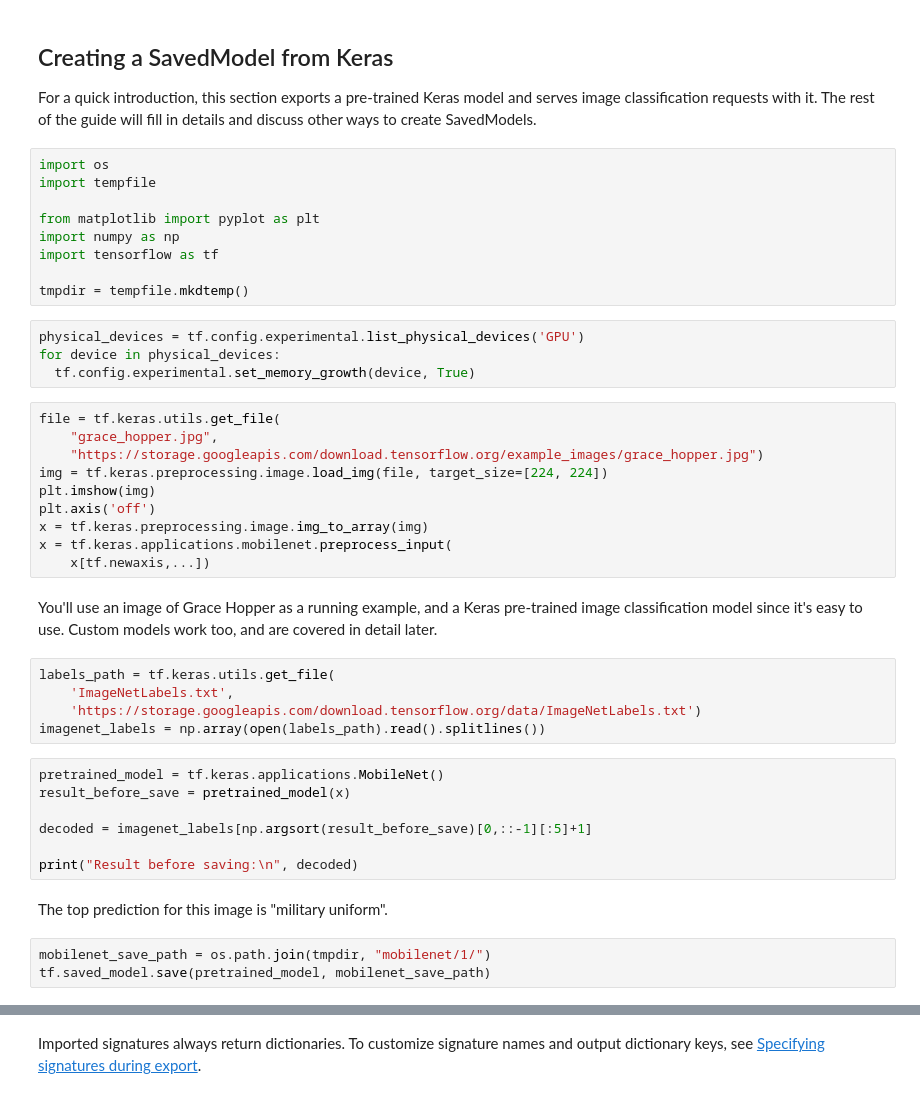
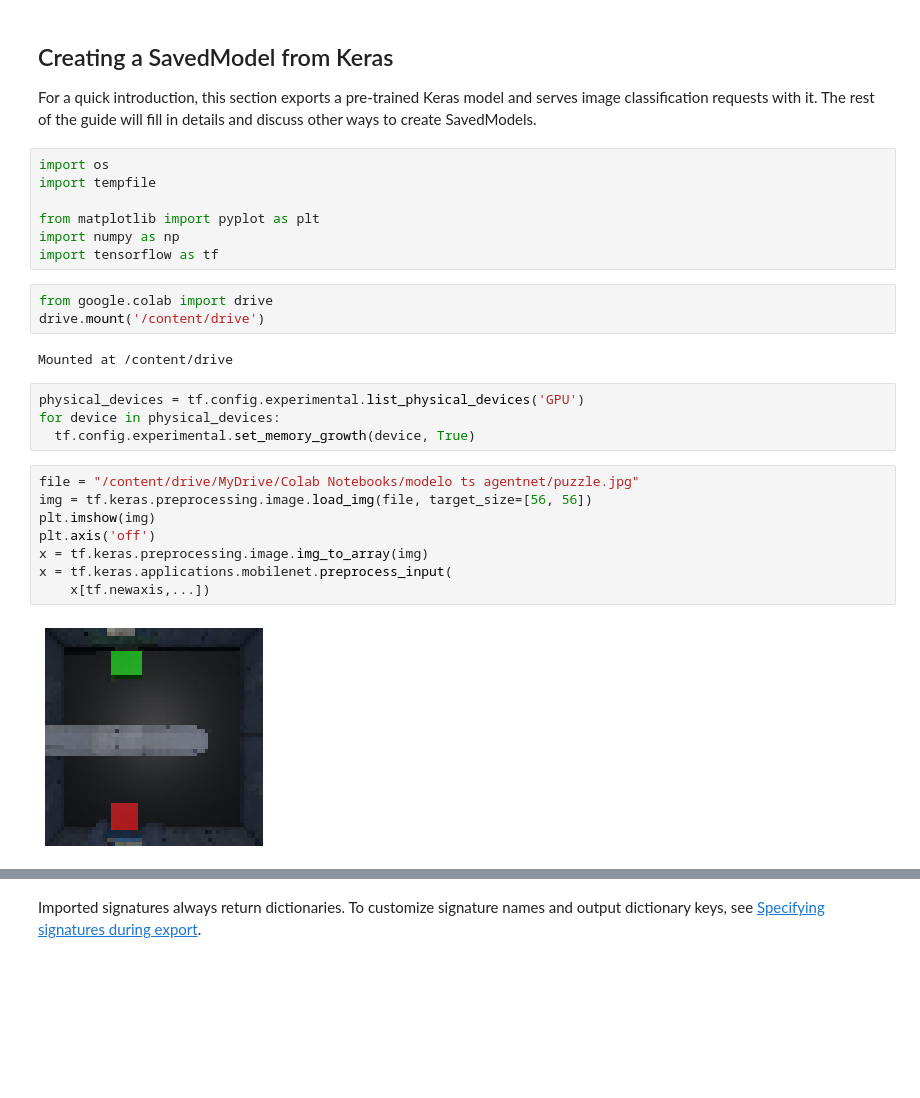
Before and after one commit to matpg/RL-Agent-for-Unreal-Engine, a Jupyter notebook: Prueba_de_modelo_en_TS.ipynb, the cells around one changed output, grey strips where cells are left out. Cells and saved outputs as stored; diff of their text form; blank space fills up the shorter version.

Commit message:
carga de modelo.pb e imagen de testeo

```diff
--- a/Prueba_de_modelo_en_TS.ipynb
+++ b/Prueba_de_modelo_en_TS.ipynb
@@ -50,38 +50,22 @@ import tempfile
 from matplotlib import pyplot as plt
 import numpy as np
 import tensorflow as tf
-
-tmpdir = tempfile.mkdtemp()
+# %%
+from google.colab import drive
+drive.mount('/content/drive')
+# %% [output]
+Mounted at /content/drive
 # %%
 physical_devices = tf.config.experimental.list_physical_devices('GPU')
 for device in physical_devices:
   tf.config.experimental.set_memory_growth(device, True)
 # %%
-file = tf.keras.utils.get_file(
-    "grace_hopper.jpg",
-    "https://storage.googleapis.com/download.tensorflow.org/example_images/grace_hopper.jpg")
-img = tf.keras.preprocessing.image.load_img(file, target_size=[224, 224])
+file = "/content/drive/MyDrive/Colab Notebooks/modelo ts agentnet/puzzle.jpg"
+img = tf.keras.preprocessing.image.load_img(file, target_size=[56, 56])
 plt.imshow(img)
 plt.axis('off')
 x = tf.keras.preprocessing.image.img_to_array(img)
 x = tf.keras.applications.mobilenet.preprocess_input(
     x[tf.newaxis,...])
+# %% [output]
+[figure, added]
-# %% [markdown]
-You'll use an image of Grace Hopper as a running example, and a Keras pre-trained image classification model since it's easy to use. Custom models work too, and are covered in detail later.
-# %%
-labels_path = tf.keras.utils.get_file(
-    'ImageNetLabels.txt',
-    'https://storage.googleapis.com/download.tensorflow.org/data/ImageNetLabels.txt')
-imagenet_labels = np.array(open(labels_path).read().splitlines())
-# %%
-pretrained_model = tf.keras.applications.MobileNet()
-result_before_save = pretrained_model(x)
-
-decoded = imagenet_labels[np.argsort(result_before_save)[0,::-1][:5]+1]
-
-print("Result before saving:\n", decoded)
-# %% [markdown]
-The top prediction for this image is "military uniform".
-# %%
-mobilenet_save_path = os.path.join(tmpdir, "mobilenet/1/")
-tf.saved_model.save(pretrained_model, mobilenet_save_path)
```
Also changed, not shown: parts of 4 cells of this notebook.
